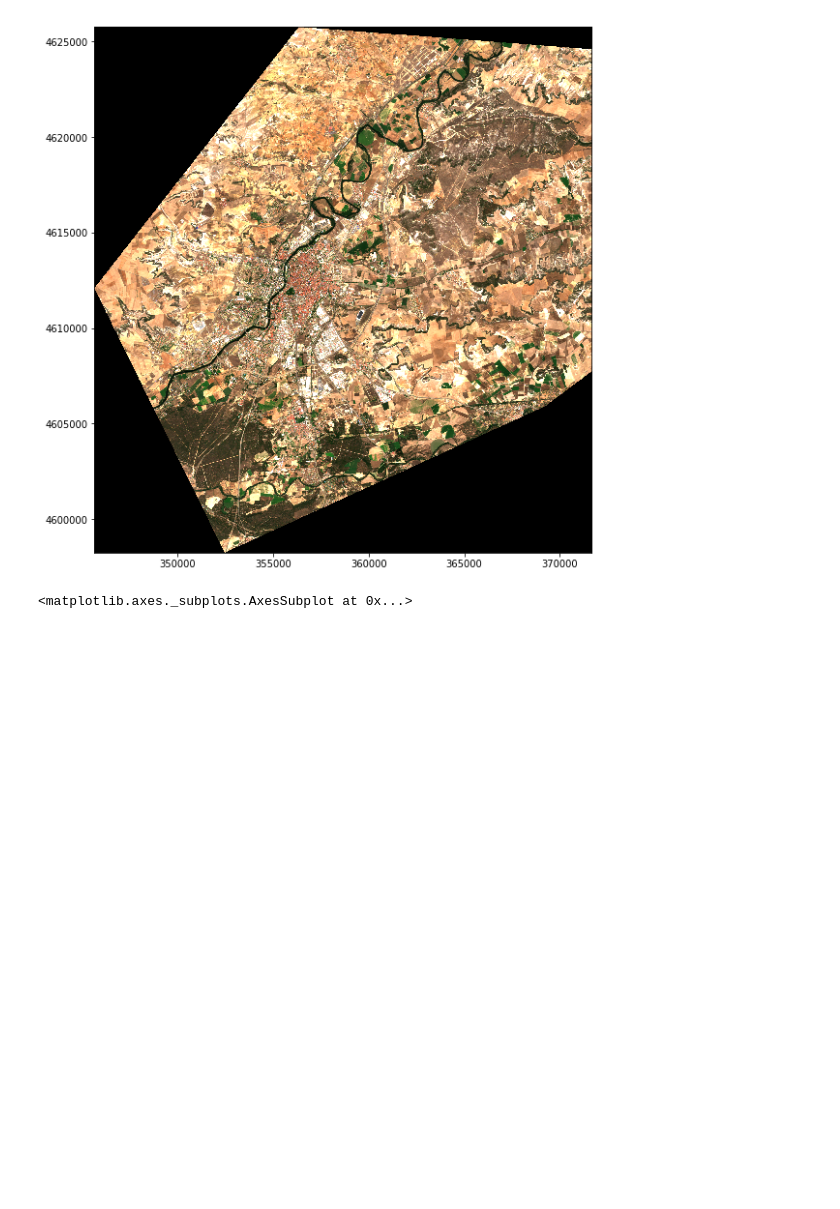
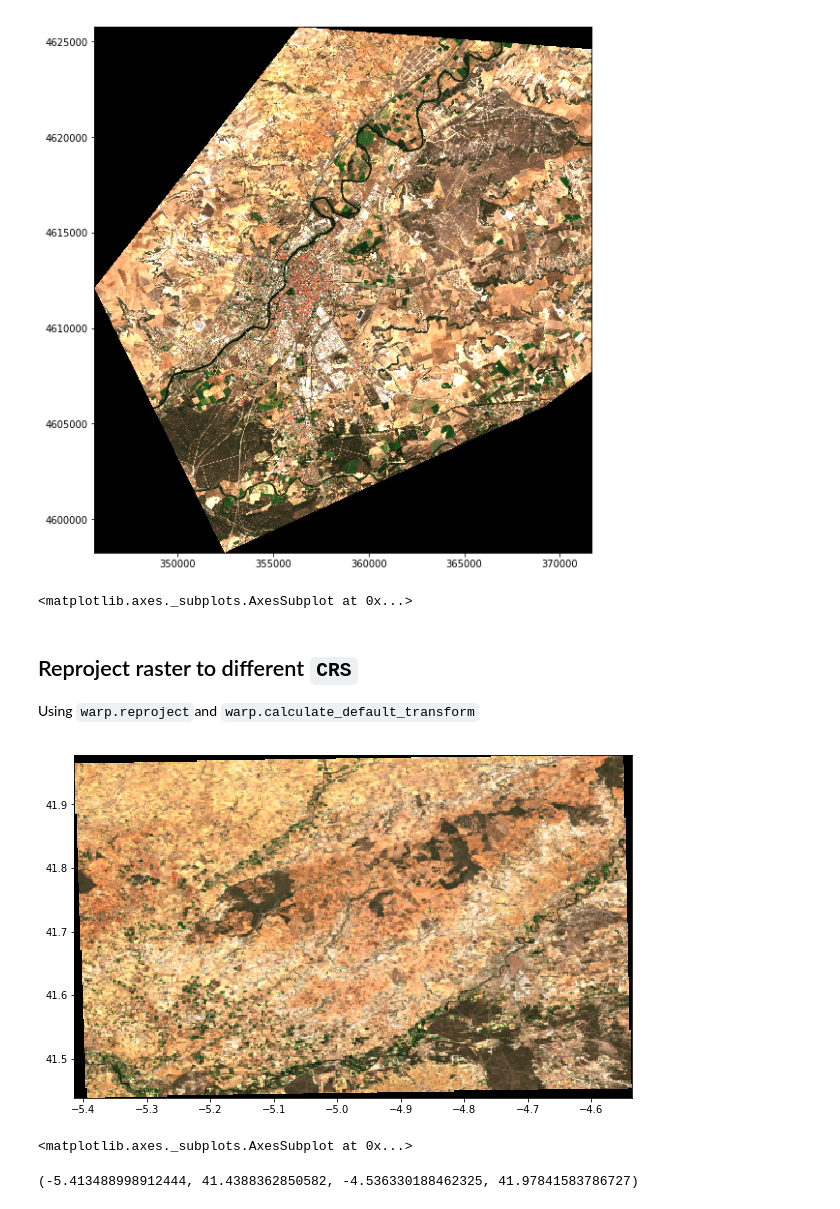
Before and after one commit to Haiiah/gonzmg88.github.io, a Jupyter notebook: blog/notebooks/rasterio_conversions.ipynb, the cells around one changed output. Drawn from its saved outputs; the diff is of its cells as text; code cells hidden in the pictures; blank space fills up the shorter version.

```diff
--- a/blog/notebooks/rasterio_conversions.ipynb
+++ b/blog/notebooks/rasterio_conversions.ipynb
@@ -26,7 +26,7 @@ import matplotlib.pyplot as plt
 import rasterio.plot as plot
 from matplotlib.patches import Rectangle
 # %%
-src = rasterio.open('/path/to/s2/geotiff/S2.tif')
+src = rasterio.open('/media/disk/imagesdb/Sentinels_S1S2/NN_master_S1_S2_synergy/S2_2017-07-11_R1ALL_FLAT.tif')
 print(src.height,src.width,src.transform,src.crs)
 # %% [output]
 10980 10980 | 10.00, 0.00, 300000.00|
@@ -359,3 +359,31 @@ plot.show(out_image,
 # %% [output]
 [figure]
 <matplotlib.axes._subplots.AxesSubplot at 0x...>
+# %% [markdown]
+## Reproject raster to different `CRS`
+
+Using `warp.reproject`and `warp.calculate_default_transform`
+# %%
+transform,width,height = warp.calculate_default_transform(src.crs, {"init":"epsg:4326"},
+                                                          img.shape[1],img.shape[0],
+                                                          left=bbox[0],bottom=bbox[1],
+                                                          right=bbox[2],top=bbox[3],
+                                                          resolution=0.002)
+# %%
+out_array = np.ndarray((img.shape[2],height,width),dtype=img.dtype)
+
+warp.reproject(np.transpose(img,axes=(2,0,1)),
+               out_array,src_crs=src.crs,dst_crs={"init":"epsg:4326"},
+               src_transform=transform_window,
+               dst_transform=transform,resampling=warp.Resampling.bilinear)
+
+plt.figure(figsize=(10,8))
+plot.show(out_array,
+          transform=transform)
+# %% [output]
+[figure, added]
+<matplotlib.axes._subplots.AxesSubplot at 0x...>
+# %%
+bounds_trans
+# %% [output]
+(-5.413488998912444, 41.4388362850582, -4.536330188462325, 41.97841583786727)
```
Also changed, not shown: parts of 2 cells of this notebook.
